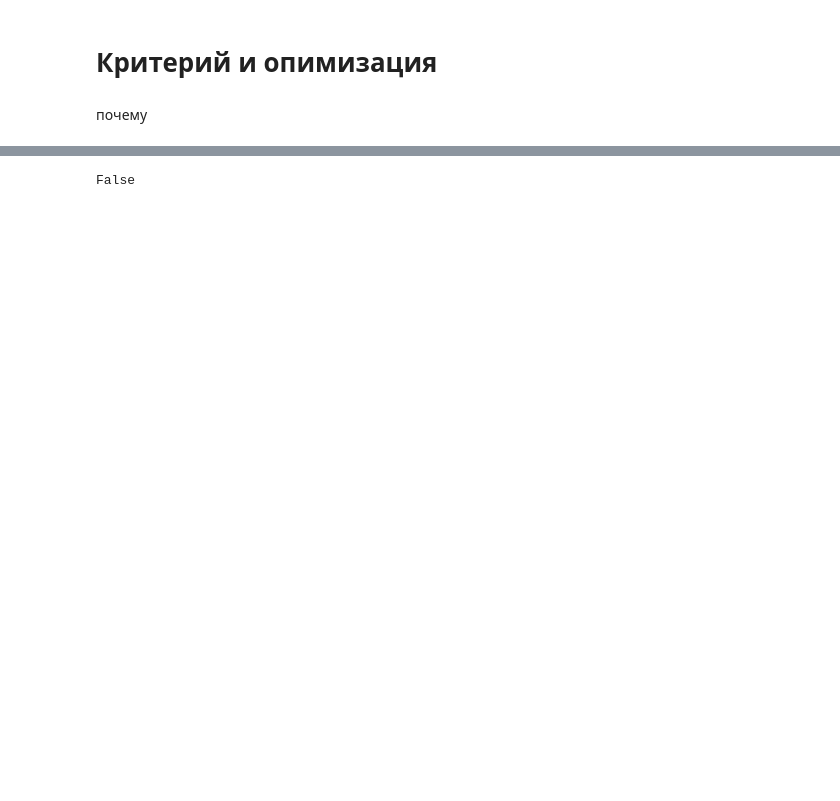
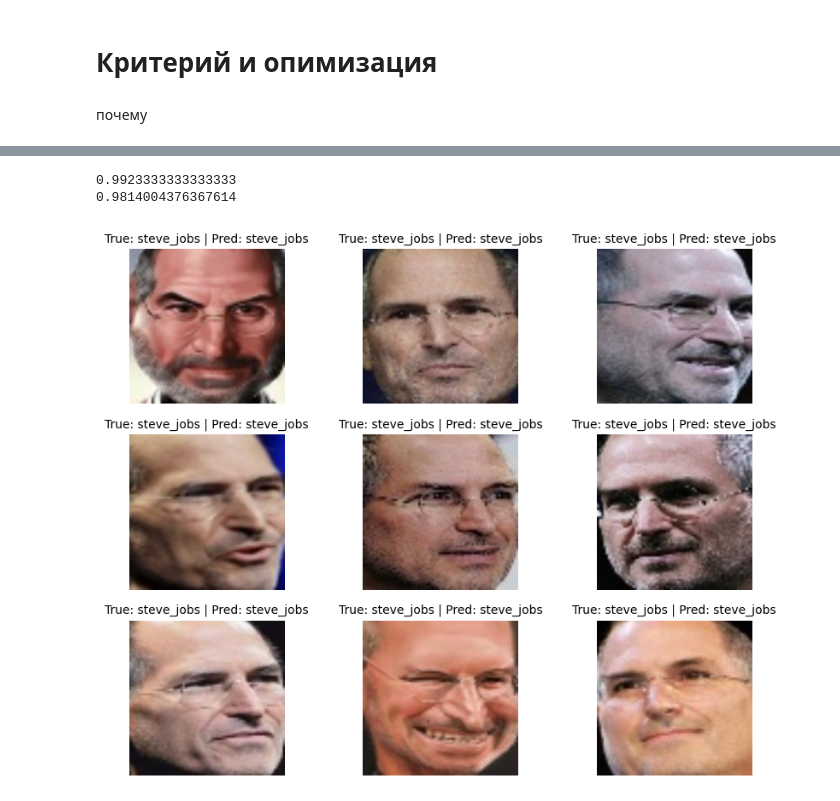
Before and after one commit to Ar1sha/sf, a Jupyter notebook: Computer vision engineer/CV_Project_1.ipynb, the cells around one changed output, grey strips where cells are left out. Cells and saved outputs as stored; diff of their text form; code cells hidden in the pictures; blank space fills up the shorter version.

```diff
--- a/Computer vision engineer/CV_Project_1.ipynb
+++ b/Computer vision engineer/CV_Project_1.ipynb
@@ -137,4 +130,62 @@ KeyboardInterrupt:
-# %%
-print(torch.cuda.is_available())
-# %% [output]
-False
+# %%
+for epoch in range(5):
+  for images, labels in train_loader:
+    images = images.to(device)
+    labels = labels.to(device)
+
+    optimizer.zero_grad()
+
+    outputs = model(images)
+    loss= criterion(outputs,labels)
+
+    loss.backward()
+    optimizer.step()
+model.eval()
+correct = 0
+total = 0
+for images, labels in train_loader:
+  images = images.to(device)
+  labels = labels.to(device)
+  outputs = model(images)
+  predictions = outputs.argmax(dim=1)
+  correct += (predictions == labels).sum().item()
+  total += labels.size(0)
+accuracy = correct/total
+print(accuracy)
+
+
+correct = 0
+total = 0
+for images, labels in valid_loader:
+  images = images.to(device)
+  labels = labels.to(device)
+  outputs = model(images)
+  predictions = outputs.argmax(dim=1)
+  correct += (predictions == labels).sum().item()
+  total += labels.size(0)
+accuracy = correct/total
+print(accuracy)
+# %% [output]
+0.9923333333333333
+0.9814004376367614
+# %%
+images = images.to(device)
+labels = labels.to(device)
+
+outputs = model(images)
+predicions = outputs.argmax(dim=1)
+
+plt.figure(figsize=(10,8))
+
+for i in range(9):
+  plt.subplot(3,3,i+1)
+  plt.imshow(images[i].cpu().permute(1,2,0))
+  plt.title(
+    f"True: {valid.classes[labels[i].item()]} | "
+    f"Pred: {valid.classes[predictions[i].item()]}",
+    fontsize=10
+)
+  plt.axis("off")
+plt.show()
+# %% [output]
+[figure, added]
```
Also changed, not shown: parts of 6 cells of this notebook.
